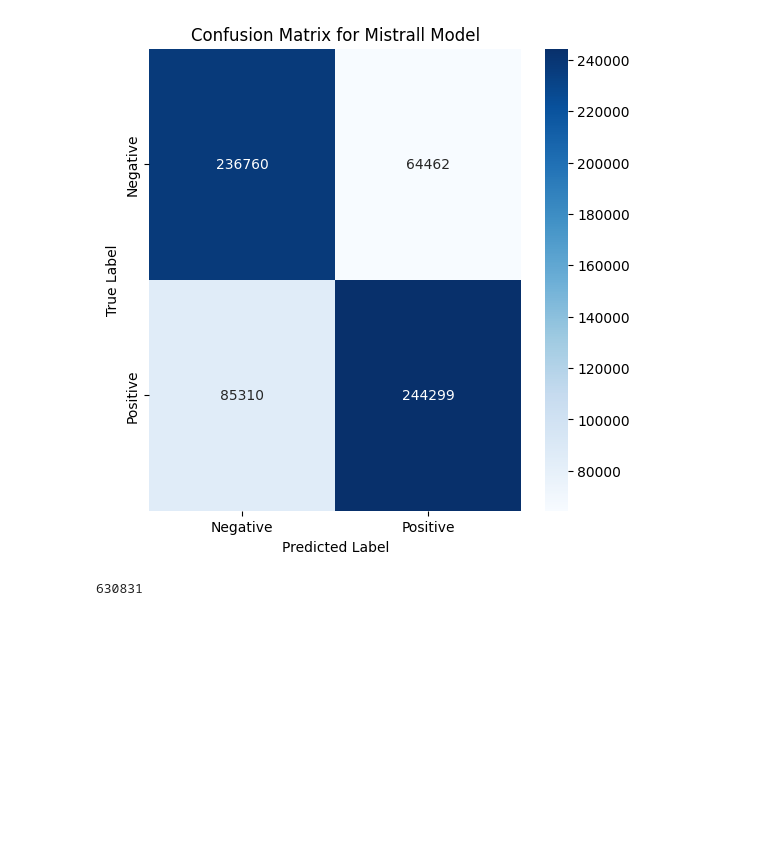
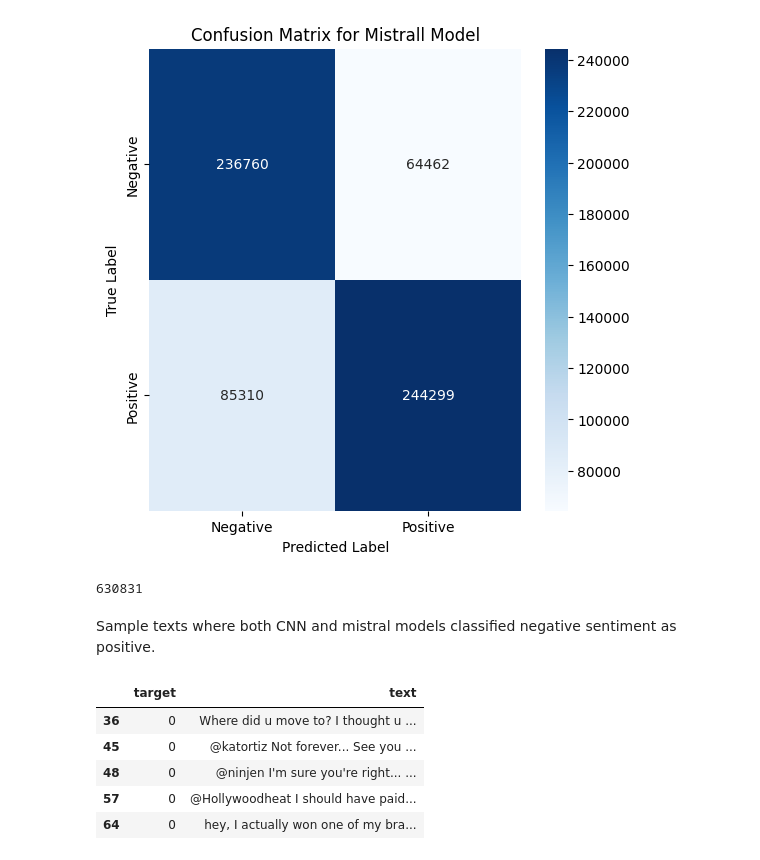
Before and after one commit to Bieslaw/LLMProject, a Jupyter notebook: Etap4.ipynb, the cells around one changed output. Drawn from its saved outputs; the diff is of its cells as text; code cells hidden in the pictures; blank space fills up the shorter version.

```diff
--- a/Etap4.ipynb
+++ b/Etap4.ipynb
@@ -297,0 +303,13 @@ df.to_csv(
+# %% [markdown]
+Sample texts where both CNN and mistral models classified negative sentiment as positive.
+# %%
+target_0_both_miss = predictions_df.loc[(predictions_df['target'] == 0) & (predictions_df['cnn_pred'] == 1) & (predictions_df['mistrall_pred'] == 1),['target','text']]
+pd.options.display.max_colwidth = 200
+target_0_both_miss.head()
+# %% [output]
+|  | target | text |
+| 36 | 0 | Where did u move to? I thought u ... |
+| 45 | 0 | @katortiz Not forever... See you ... |
+| 48 | 0 | @ninjen I'm sure you're right... ... |
+| 57 | 0 | @Hollywoodheat I should have paid... |
+| 64 | 0 | hey, I actually won one of my bra... |
```
Also changed, not shown: parts of 5 cells of this notebook.
